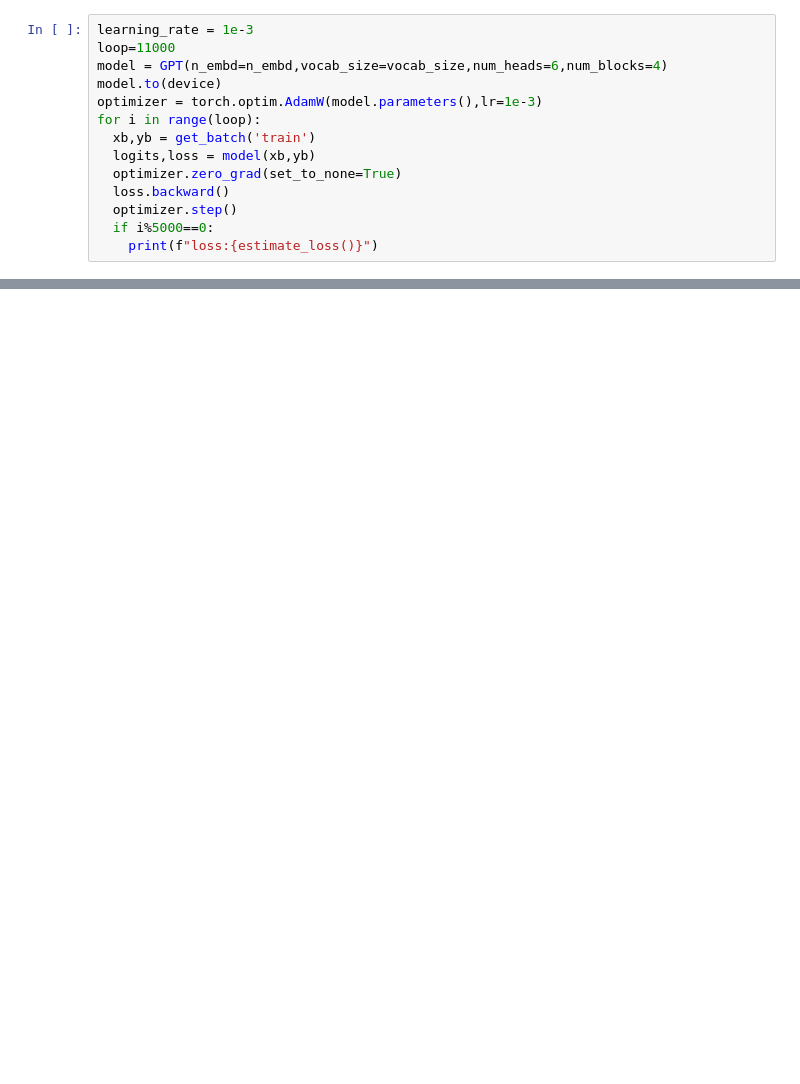
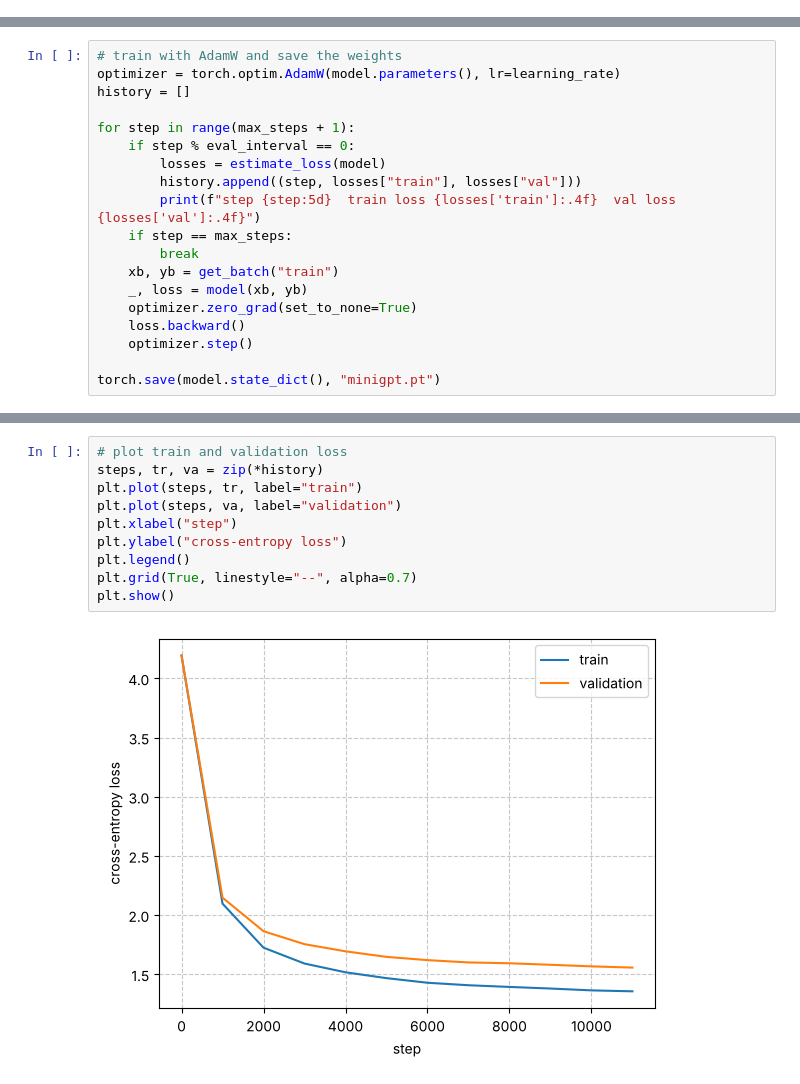
Before and after one commit to vishwakumar1311/MiniGPT, a Jupyter notebook: GPT.ipynb, the cells around one changed output, grey strips where cells are left out. Cells and saved outputs as stored; diff of their text form; blank space fills up the shorter version.

```diff
--- a/GPT.ipynb
+++ b/GPT.ipynb
@@ -211,14 +205,0 @@ class GPT(nn.Module):
-# %%
-learning_rate = 1e-3
-loop=11000
-model = GPT(n_embd=n_embd,vocab_size=vocab_size,num_heads=6,num_blocks=4)
-model.to(device)
-optimizer = torch.optim.AdamW(model.parameters(),lr=1e-3)
-for i in range(loop):
-  xb,yb = get_batch('train')
-  logits,loss = model(xb,yb)
-  optimizer.zero_grad(set_to_none=True)
-  loss.backward()
-  optimizer.step()
-  if i%5000==0:
-    print(f"loss:{estimate_loss()}")
@@ -244,0 +206,19 @@ plt.show()
+# %%
+# train with AdamW and save the weights
+optimizer = torch.optim.AdamW(model.parameters(), lr=learning_rate)
+history = []
+
+for step in range(max_steps + 1):
+    if step % eval_interval == 0:
+        losses = estimate_loss(model)
+        history.append((step, losses["train"], losses["val"]))
+        print(f"step {step:5d}  train loss {losses['train']:.4f}  val loss {losses['val']:.4f}")
+    if step == max_steps:
+        break
+    xb, yb = get_batch("train")
+    _, loss = model(xb, yb)
+    optimizer.zero_grad(set_to_none=True)
+    loss.backward()
+    optimizer.step()
+
+torch.save(model.state_dict(), "minigpt.pt")
@@ -245 +238,13 @@ plt.show()
+# %%
+# plot train and validation loss
+steps, tr, va = zip(*history)
+plt.plot(steps, tr, label="train")
+plt.plot(steps, va, label="validation")
+plt.xlabel("step")
+plt.ylabel("cross-entropy loss")
+plt.legend()
+plt.grid(True, linestyle="--", alpha=0.7)
+plt.show()
+# %% [output]
+[figure, added]
 # %%
```
Also changed, not shown: parts of 17 cells of this notebook, 1 other file.
